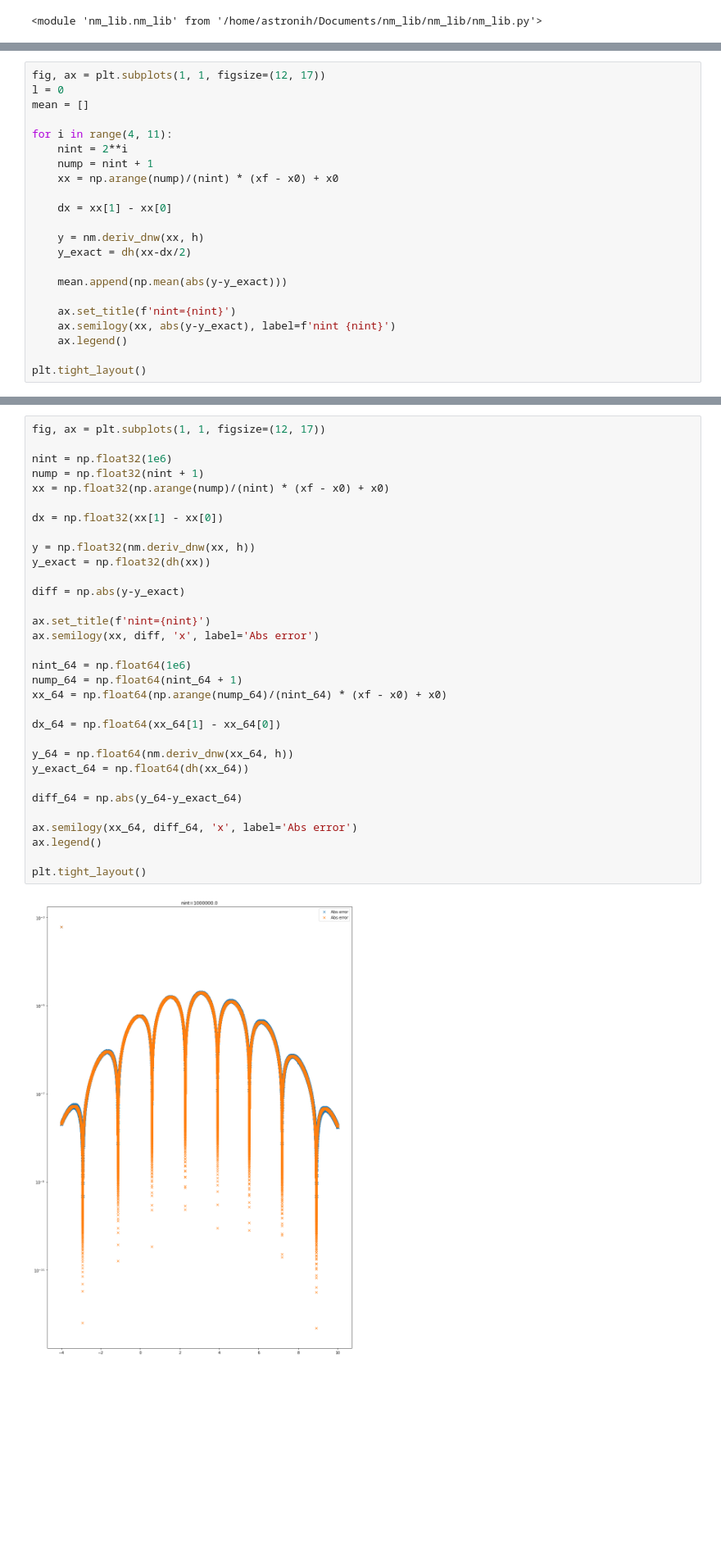
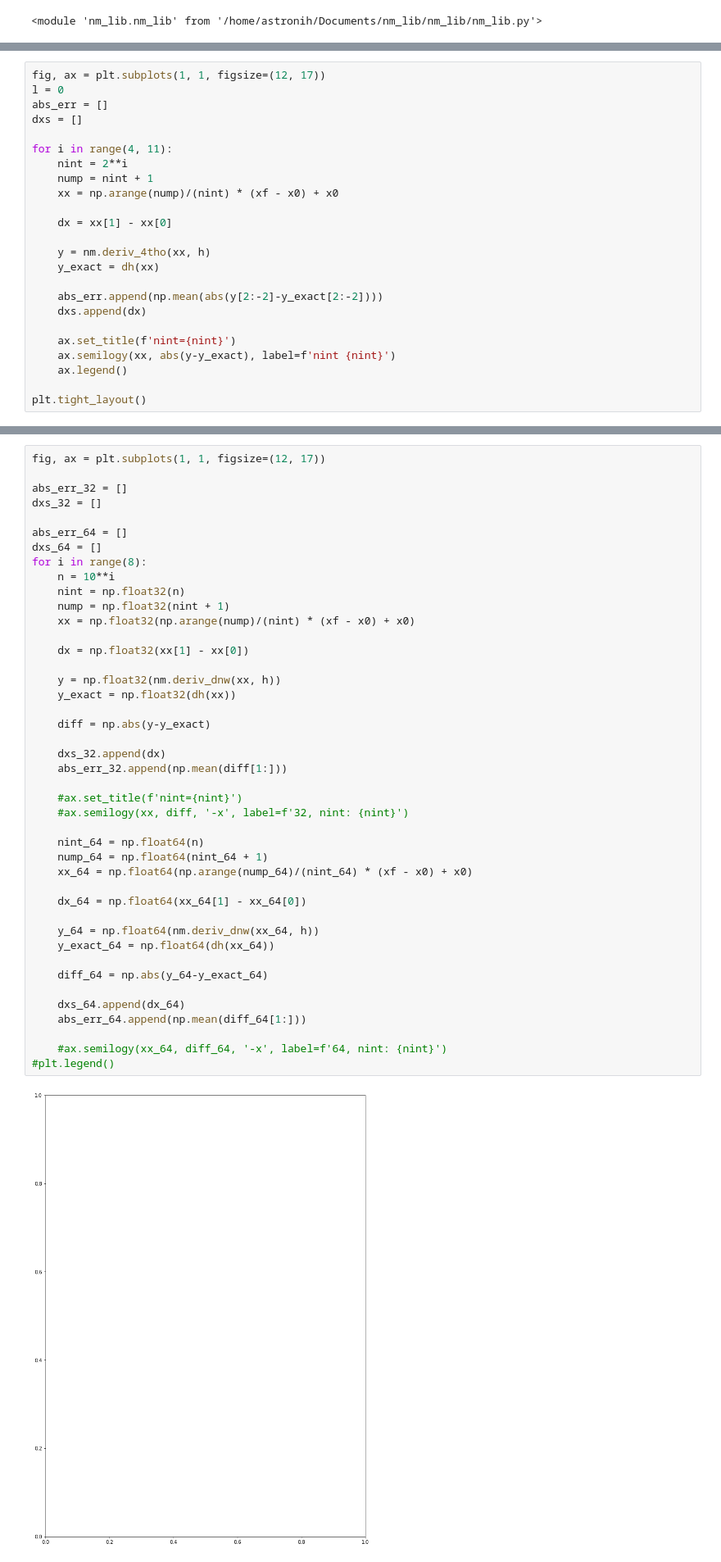
Before and after one commit to christopheblomsen/AST5110, a Jupyter notebook: ex_1b_v1.5.ipynb, the cells around one changed output, grey strips where cells are left out. Shown: that part at 82% size. Drawn from its saved outputs; the diff is of its cells as text; blank space fills up the shorter version.

```diff
--- a/ex_1b_v1.5.ipynb
+++ b/ex_1b_v1.5.ipynb
@@ -49,7 +49,8 @@ plt.plot(xx, dh(xx))
 # %%
 fig, ax = plt.subplots(1, 1, figsize=(12, 17))
 l = 0
-mean = []
+abs_err = []
+dxs = []
 
 for i in range(4, 11):
     nint = 2**i
@@ -58,10 +59,11 @@ for i in range(4, 11):
 
     dx = xx[1] - xx[0]
 
-    y = nm.deriv_dnw(xx, h)
-    y_exact = dh(xx-dx/2)
+    y = nm.deriv_4tho(xx, h)
+    y_exact = dh(xx)
 
-    mean.append(np.mean(abs(y-y_exact)))
+    abs_err.append(np.mean(abs(y[2:-2]-y_exact[2:-2])))
+    dxs.append(dx)
 
     ax.set_title(f'nint={nint}')
     ax.semilogy(xx, abs(y-y_exact), label=f'nint {nint}')
@@ -89,35 +97,46 @@ Try for more than $10^6$ grid points. What do you see? What happens if you try f
 # %%
 fig, ax = plt.subplots(1, 1, figsize=(12, 17))
 
-nint = np.float32(1e6)
-nump = np.float32(nint + 1)
-xx = np.float32(np.arange(nump)/(nint) * (xf - x0) + x0)
+abs_err_32 = []
+dxs_32 = []
 
-dx = np.float32(xx[1] - xx[0])
+abs_err_64 = []
+dxs_64 = []
+for i in range(8):
+    n = 10**i
+    nint = np.float32(n)
+    nump = np.float32(nint + 1)
+    xx = np.float32(np.arange(nump)/(nint) * (xf - x0) + x0)
 
-y = np.float32(nm.deriv_dnw(xx, h))
-y_exact = np.float32(dh(xx))
+    dx = np.float32(xx[1] - xx[0])
 
-diff = np.abs(y-y_exact)
+    y = np.float32(nm.deriv_dnw(xx, h))
+    y_exact = np.float32(dh(xx))
 
-ax.set_title(f'nint={nint}')
-ax.semilogy(xx, diff, 'x', label='Abs error')
+    diff = np.abs(y-y_exact)
 
-nint_64 = np.float64(1e6)
-nump_64 = np.float64(nint_64 + 1)
-xx_64 = np.float64(np.arange(nump_64)/(nint_64) * (xf - x0) + x0)
+    dxs_32.append(dx)
+    abs_err_32.append(np.mean(diff[1:]))
 
-dx_64 = np.float64(xx_64[1] - xx_64[0])
+    #ax.set_title(f'nint={nint}')
+    #ax.semilogy(xx, diff, '-x', label=f'32, nint: {nint}')
 
-y_64 = np.float64(nm.deriv_dnw(xx_64, h))
-y_exact_64 = np.float64(dh(xx_64))
+    nint_64 = np.float64(n)
+    nump_64 = np.float64(nint_64 + 1)
+    xx_64 = np.float64(np.arange(nump_64)/(nint_64) * (xf - x0) + x0)
 
-diff_64 = np.abs(y_64-y_exact_64)
+    dx_64 = np.float64(xx_64[1] - xx_64[0])
 
-ax.semilogy(xx_64, diff_64, 'x', label='Abs error')
-ax.legend()
+    y_64 = np.float64(nm.deriv_dnw(xx_64, h))
+    y_exact_64 = np.float64(dh(xx_64))
 
-plt.tight_layout()
+    diff_64 = np.abs(y_64-y_exact_64)
+
+    dxs_64.append(dx_64)
+    abs_err_64.append(np.mean(diff_64[1:]))
+
+    #ax.semilogy(xx_64, diff_64, '-x', label=f'64, nint: {nint}')
+#plt.legend()
 # %% [output]
-[figure, old version]
+[figure, new version]
 # %%
```
Also changed, not shown: parts of 5 cells of this notebook.
